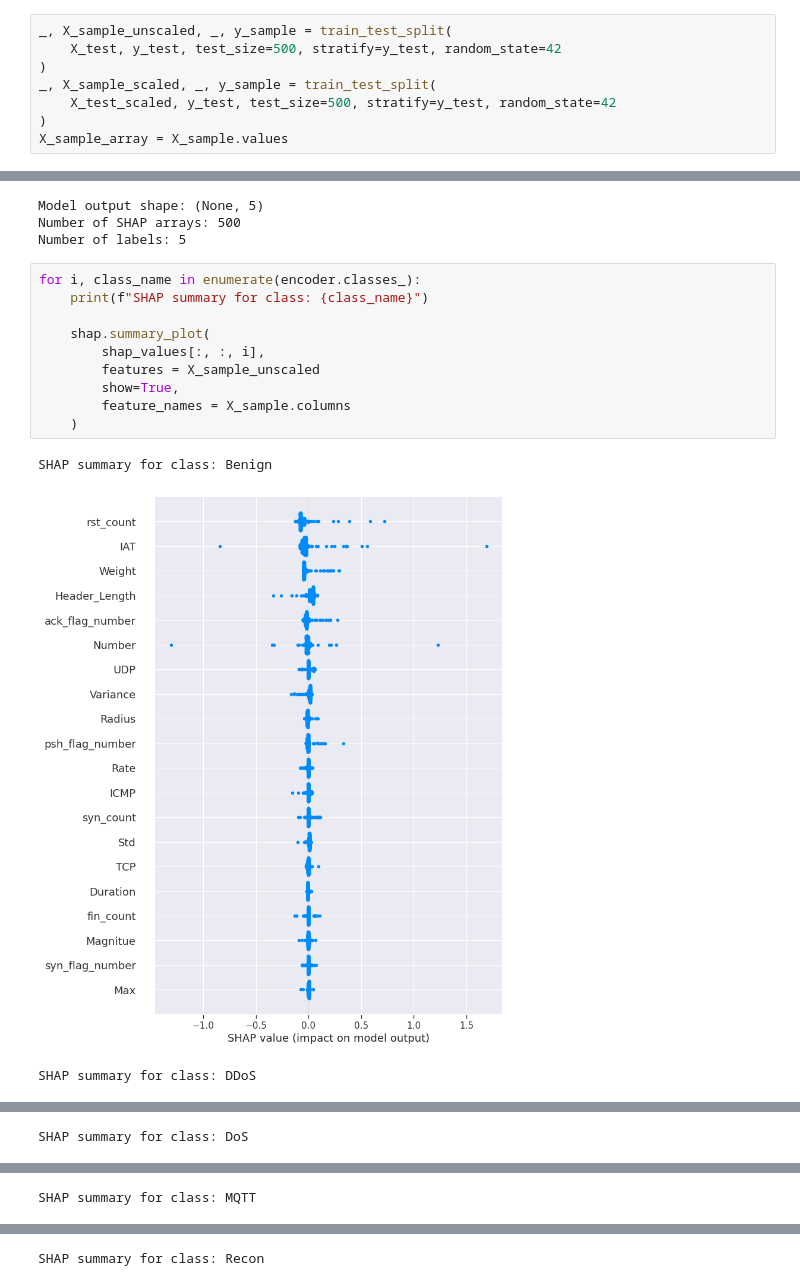
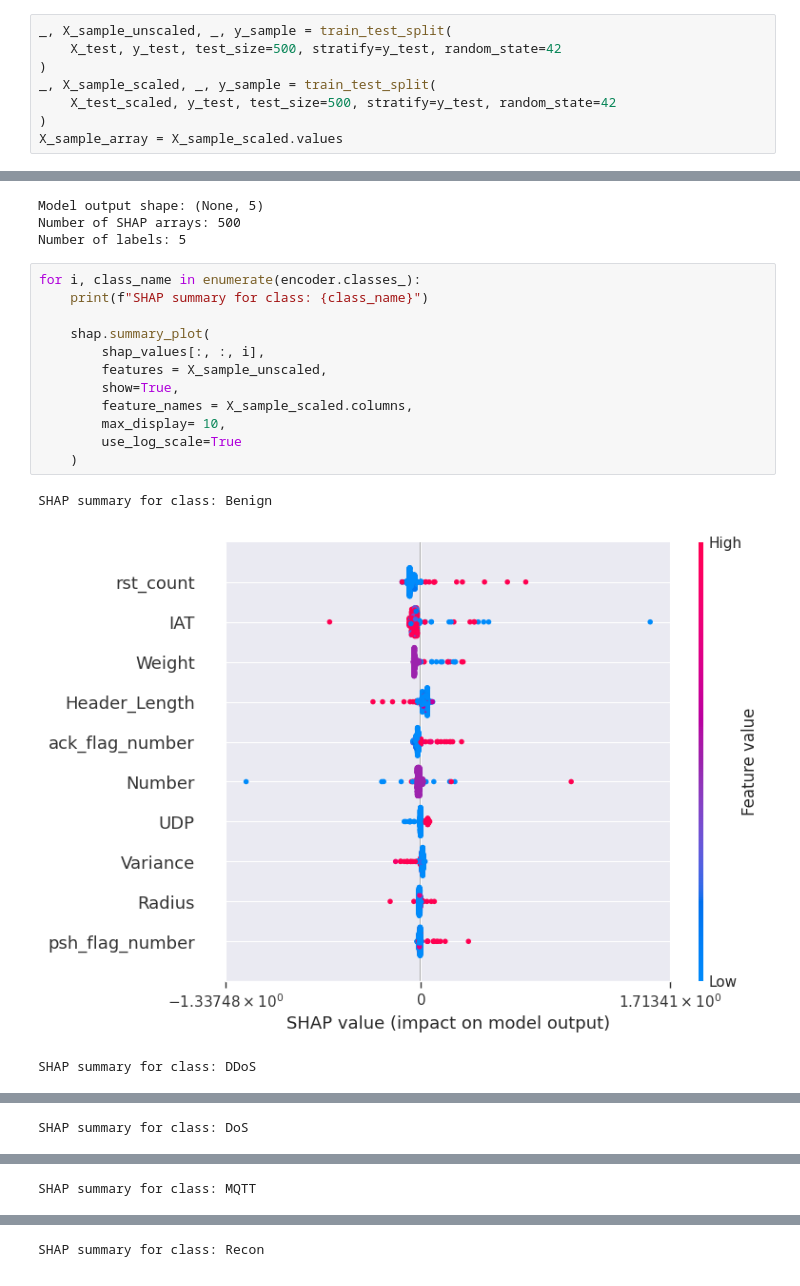
Before and after one commit to sssspppuud/Network-Intrusion-Detection-System-with-Explainable-Deep-Learning, a Jupyter notebook: Code/main.ipynb, the cells around one changed output, grey strips where cells are left out. Saved outputs shown, nothing was run; the diff lists cells and outputs as text.

```diff
--- a/Code/main.ipynb
+++ b/Code/main.ipynb
@@ -683,4 +688,4 @@ _, X_sample_unscaled, _, y_sample = train_test_split(
 _, X_sample_scaled, _, y_sample = train_test_split(
     X_test_scaled, y_test, test_size=500, stratify=y_test, random_state=42
 )
-X_sample_array = X_sample.values
+X_sample_array = X_sample_scaled.values
@@ -710,14 +717,16 @@ Number of labels: 5
 # %%
 for i, class_name in enumerate(encoder.classes_):
     print(f"SHAP summary for class: {class_name}")
 
     shap.summary_plot(
         shap_values[:, :, i],
-        features = X_sample_unscaled
+        features = X_sample_unscaled,
         show=True,
-        feature_names = X_sample.columns
+        feature_names = X_sample_scaled.columns,
+        max_display= 10,
+        use_log_scale=True
     )
 # %% [output]
 SHAP summary for class: Benign
-[figure, old version]
+[figure, new version]
 SHAP summary for class: DDoS
```
Also changed, not shown: parts of 8 cells of this notebook.
